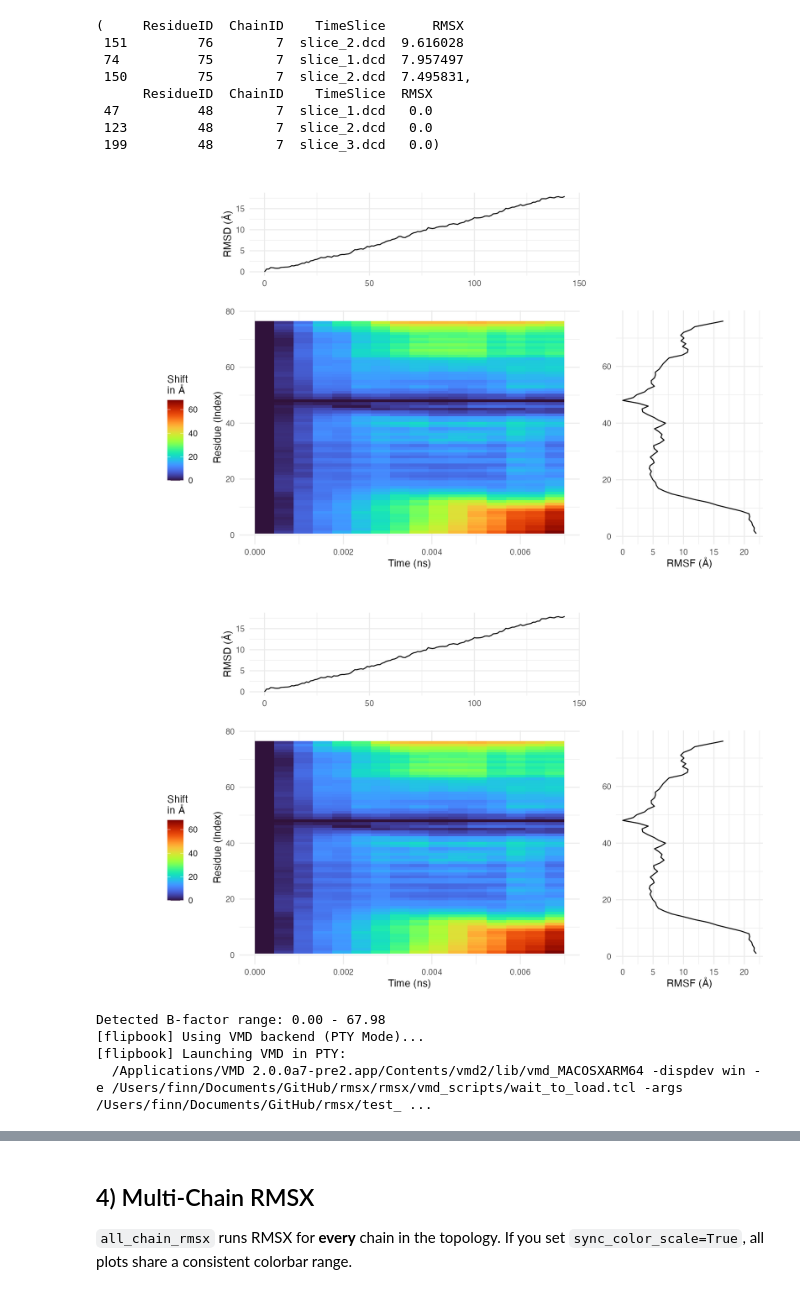
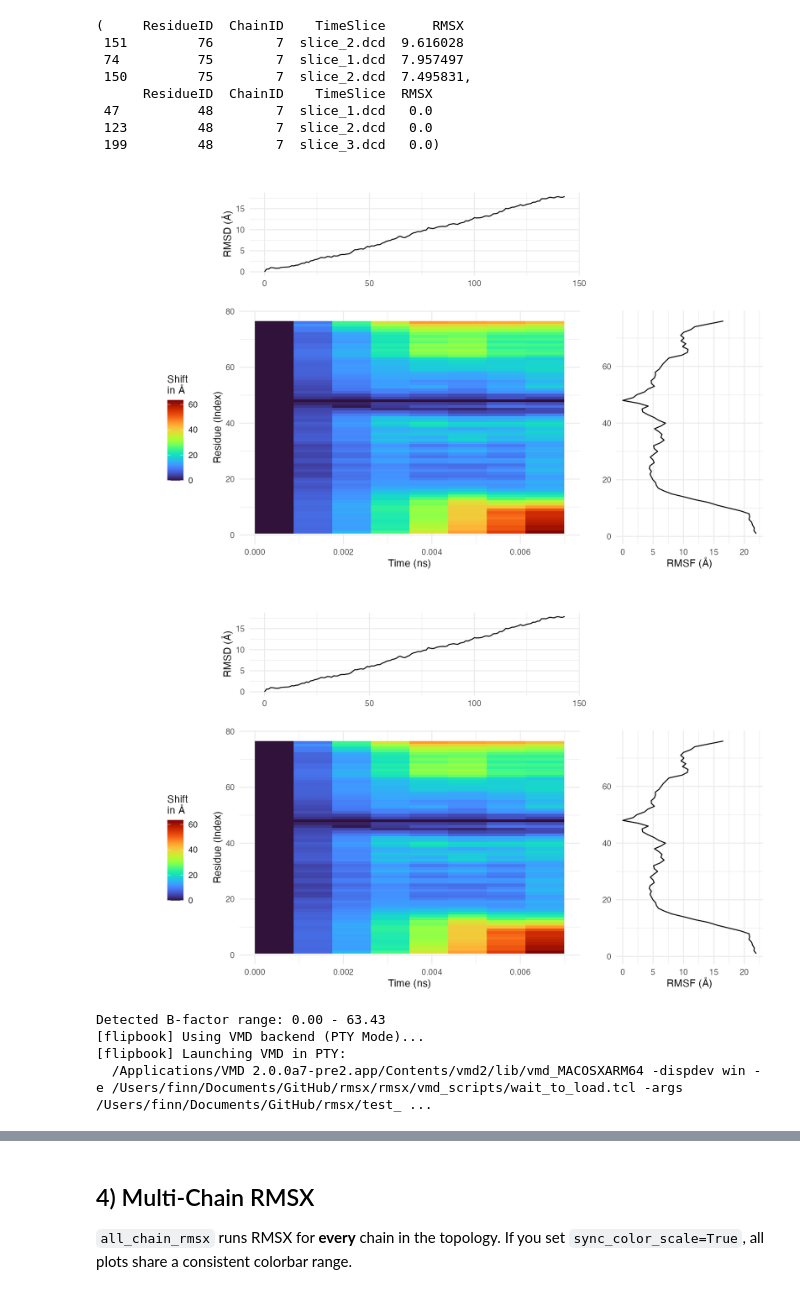
Before and after one commit to sm1rrnoff/rmsx, a Jupyter notebook: RMSX_FlipBook_Quickstart.ipynb, the cells around one changed output, grey strips where cells are left out. Saved outputs shown, nothing was run; the diff lists cells and outputs as text; code cells hidden in the pictures.

```diff
--- a/RMSX_FlipBook_Quickstart.ipynb
+++ b/RMSX_FlipBook_Quickstart.ipynb
@@ -195,30 +195,30 @@ run_rmsx(
  47          48        7  slice_1.dcd   0.0
  123         48        7  slice_2.dcd   0.0
  199         48        7  slice_3.dcd   0.0)
-# %%
-run_shift_flipbook(
-    topology_file=pdb_file,
-    trajectory_file=dcd_file,
-    output_dir=output_dir,
-    num_slices=16,
-    slice_size=None,
-    rscript_executable=os.environ.get('RSCRIPT', 'Rscript'),
-    verbose=False,
-    interpolate=False,
-    triple=True,
-    overwrite=True,
-    palette="turbo",
-    start_frame=0,
-    end_frame=150,
-    sync_color_scale=True,           # Useful when chains have very different RMSX values, True will force the same color key/scale to be used
-    viewer="vmd"
-)
-# %% [output]
-[figure, removed]
-[figure, removed]
-Detected B-factor range: 0.00 - 67.98
-[flipbook] Using VMD backend (PTY Mode)...
-[flipbook] Launching VMD in PTY:
-  /Applications/VMD 2.0.0a7-pre2.app/Contents/vmd2/lib/vmd_MACOSXARM64 -dispdev win -e /Users/finn/Documents/GitHub/rmsx/rmsx/vmd_scripts/wait_to_load.tcl -args /Users/finn/Documents/GitHub/rmsx/test_ ...
+# %%
+run_shift_flipbook(
+    topology_file=pdb_file,
+    trajectory_file=dcd_file,
+    output_dir=output_dir,
+    num_slices=8,
+    slice_size=None,
+    rscript_executable=os.environ.get('RSCRIPT', 'Rscript'),
+    verbose=False,
+    interpolate=False,
+    triple=True,
+    overwrite=True,
+    palette="turbo",
+    start_frame=0,
+    end_frame=150,
+    sync_color_scale=True,           # Useful when chains have very different RMSX values, True will force the same color key/scale to be used
+    viewer="vmd"
+)
+# %% [output]
+[figure, added]
+[figure, added]
+Detected B-factor range: 0.00 - 63.43
+[flipbook] Using VMD backend (PTY Mode)...
+[flipbook] Launching VMD in PTY:
+  /Applications/VMD 2.0.0a7-pre2.app/Contents/vmd2/lib/vmd_MACOSXARM64 -dispdev win -e /Users/finn/Documents/GitHub/rmsx/rmsx/vmd_scripts/wait_to_load.tcl -args /Users/finn/Documents/GitHub/rmsx/test_ ...
 # %%
 !Rscript -e 'user<-Sys.getenv("R_LIBS_USER"); if(user=="") user<-file.path(Sys.getenv("HOME"),"R","library"); dir.create(user,recursive=TRUE,showWarnings=FALSE); .libPaths(c(user,.libPaths())); install.packages(c("ggplot2","viridis","dplyr","tidyr","stringr","readr","gridExtra"), lib=user, dependencies=c("Depends","Imports","LinkingTo"))'
```
Also changed, not shown: parts of 8 cells of this notebook, 5 other files.
